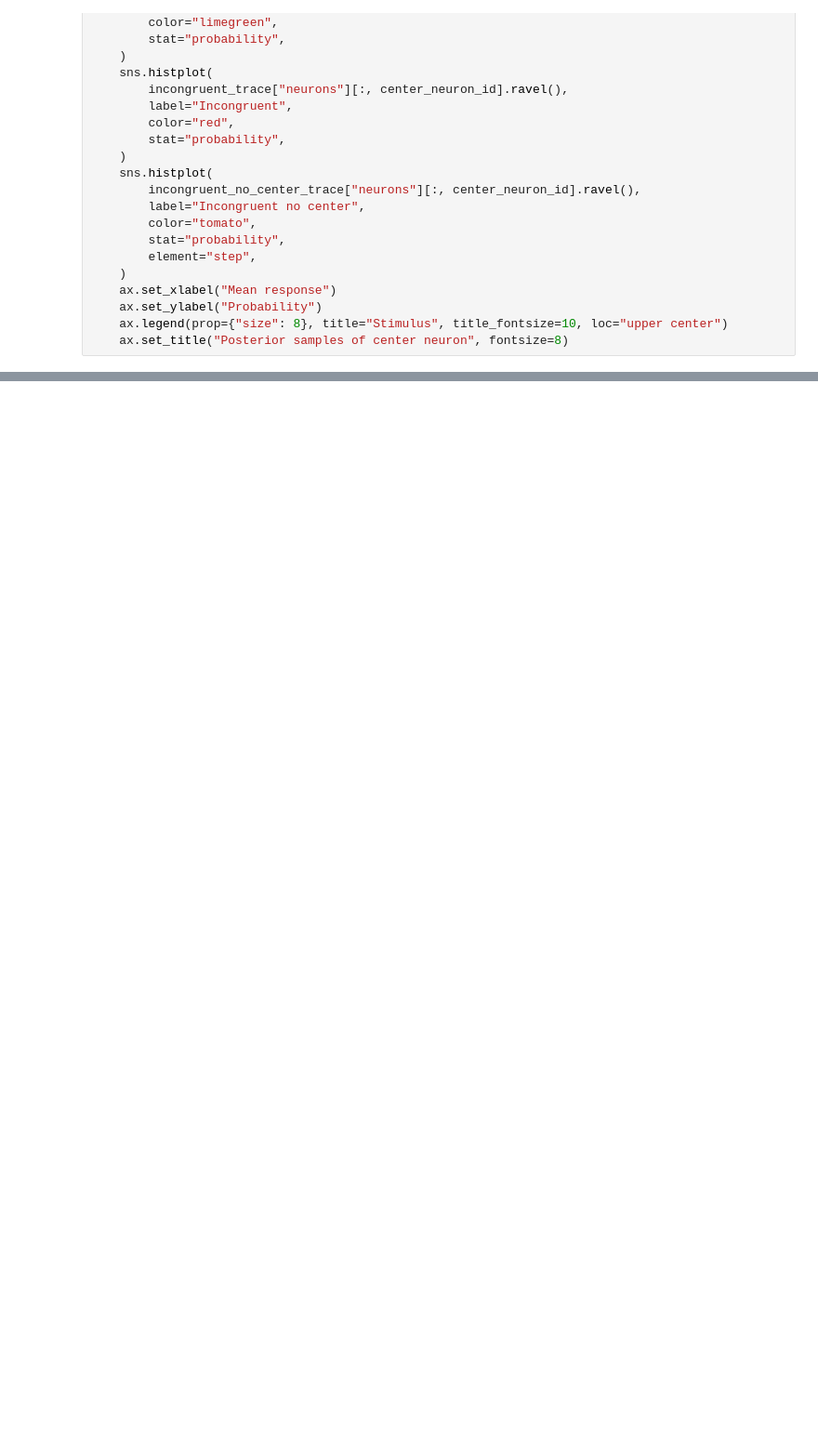
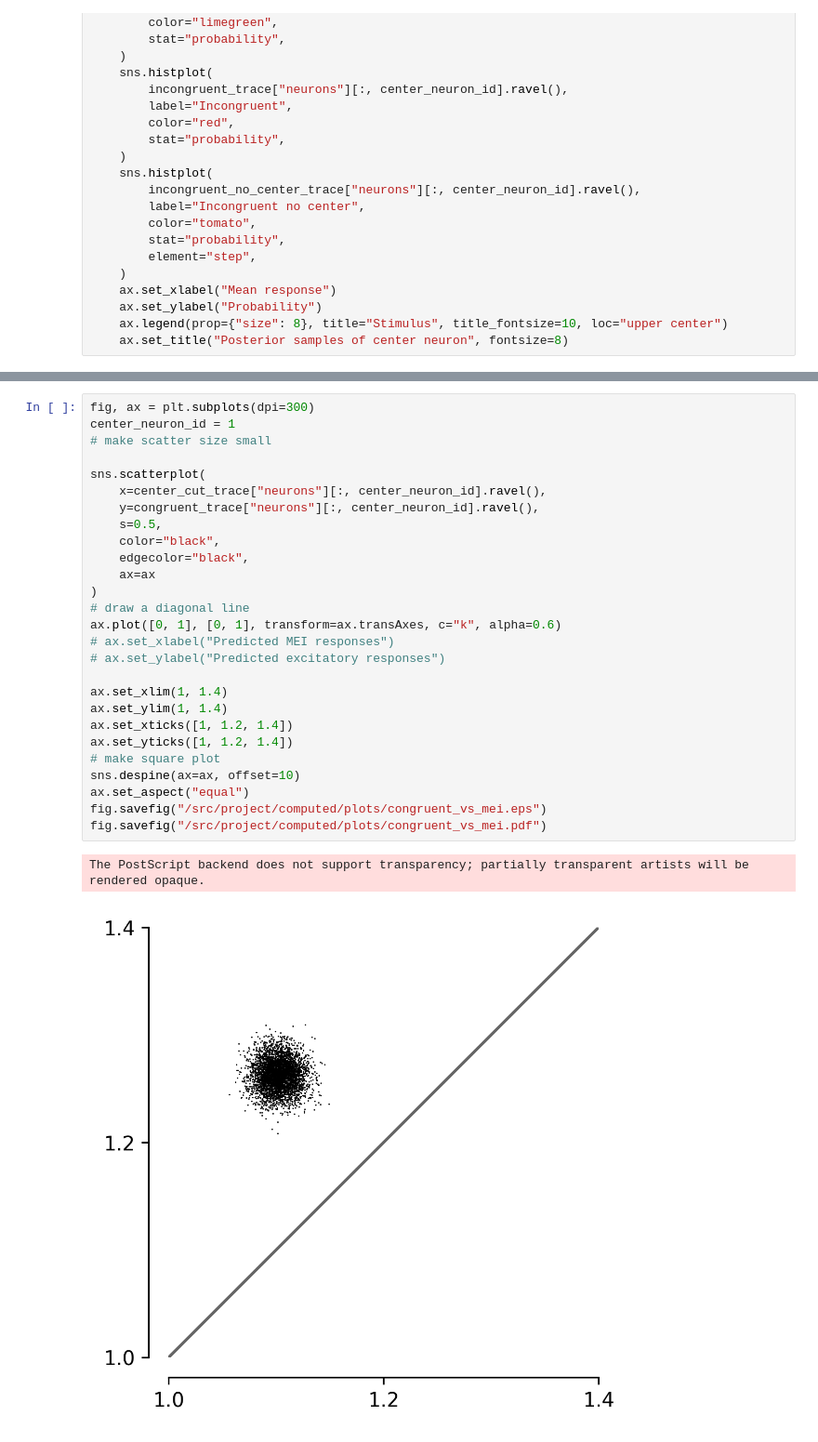
Before and after one commit to suhasshrinivasan/probabilistic-center-surround, a Jupyter notebook: overlapping_analysis.ipynb, the cells around one changed output, grey strips where cells are left out. Shown at 93% size. Saved outputs shown, nothing was run; the diff lists cells and outputs as text; blank space fills up the shorter version.

```diff
--- a/overlapping_analysis.ipynb
+++ b/overlapping_analysis.ipynb
@@ -301,0 +310,30 @@ ax.set_aspect("equal")
+# %%
+fig, ax = plt.subplots(dpi=300)
+center_neuron_id = 1
+# make scatter size small
+
+sns.scatterplot(
+    x=center_cut_trace["neurons"][:, center_neuron_id].ravel(),
+    y=congruent_trace["neurons"][:, center_neuron_id].ravel(),
+    s=0.5,
+    color="black",
+    edgecolor="black",
+    ax=ax
+)
+# draw a diagonal line
+ax.plot([0, 1], [0, 1], transform=ax.transAxes, c="k", alpha=0.6)
+# ax.set_xlabel("Predicted MEI responses")
+# ax.set_ylabel("Predicted excitatory responses")
+
+ax.set_xlim(1, 1.4)
+ax.set_ylim(1, 1.4)
+ax.set_xticks([1, 1.2, 1.4])
+ax.set_yticks([1, 1.2, 1.4])
+# make square plot
+sns.despine(ax=ax, offset=10)
+ax.set_aspect("equal")
+fig.savefig("/src/project/computed/plots/congruent_vs_mei.eps")
+fig.savefig("/src/project/computed/plots/congruent_vs_mei.pdf")
+# %% [output]
+The PostScript backend does not support transparency; partially transparent artists will be rendered opaque.
+[figure, added]
```
Also changed, not shown: parts of 13 cells of this notebook, 2 other files.
